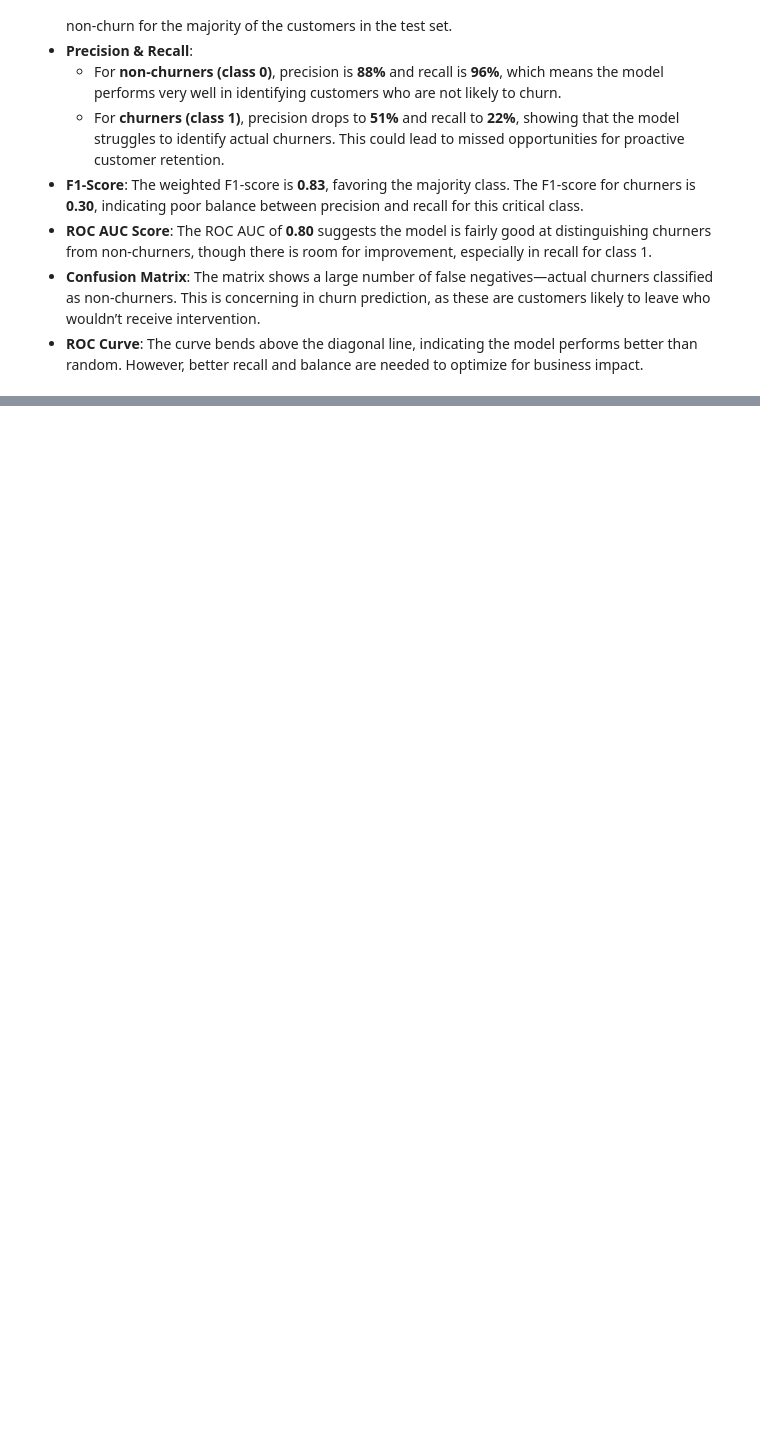
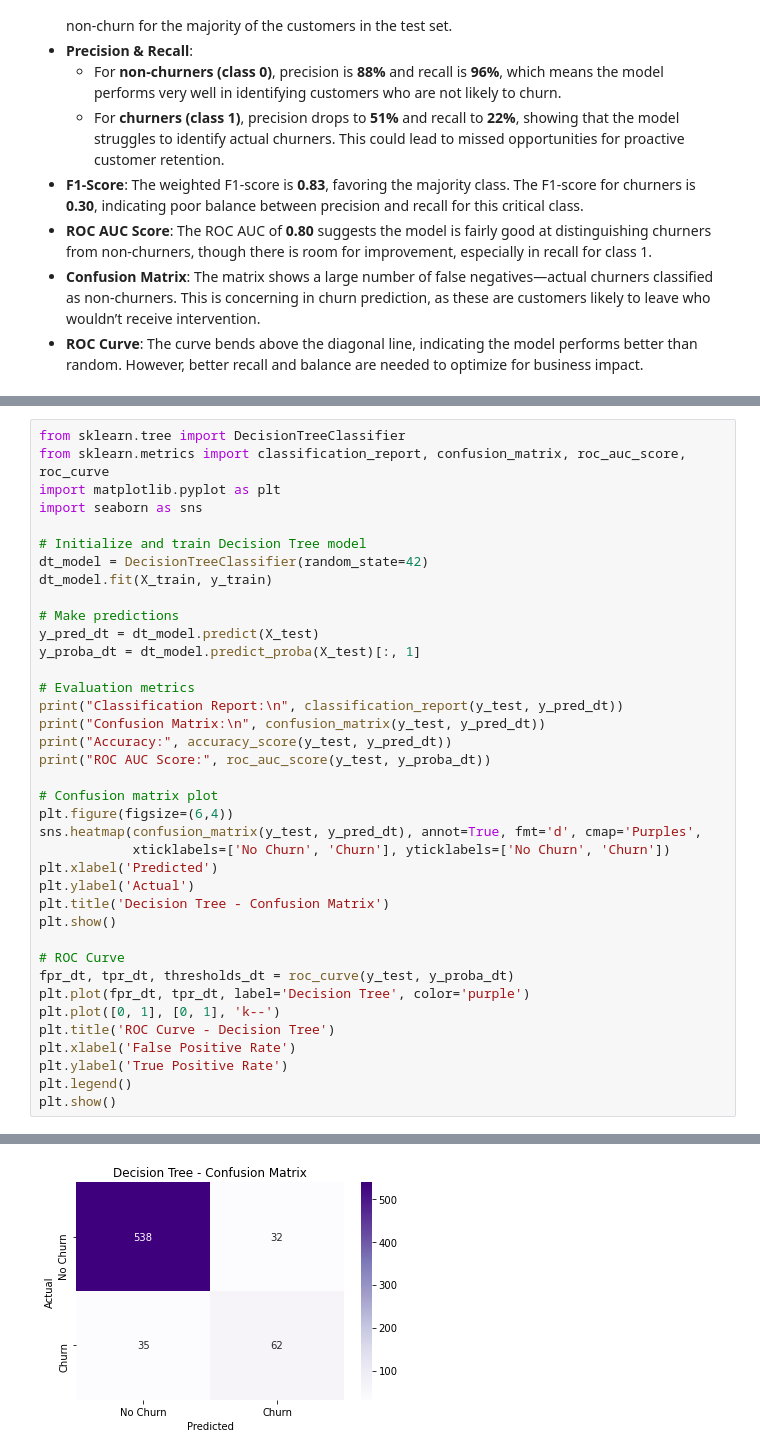
Before and after one commit to HellenDianaNjeri/SyriaTel-Customer-Churn, a Jupyter notebook: notebooks/SyriaTel Customer Churn.ipynb, the cells around one changed output, grey strips where cells are left out. Saved outputs shown, nothing was run; the diff lists cells and outputs as text; blank space fills up the shorter version.

Commit message:
Implement and evaluate Decision Tree Classifier with performance metrics and plots.

```diff
--- a/notebooks/SyriaTel Customer Churn.ipynb
+++ b/notebooks/SyriaTel Customer Churn.ipynb
@@ -794,0 +799,39 @@ ROC AUC Score: 0.7956954241273286
+# %%
+from sklearn.tree import DecisionTreeClassifier
+from sklearn.metrics import classification_report, confusion_matrix, roc_auc_score, roc_curve
+import matplotlib.pyplot as plt
+import seaborn as sns
+
+# Initialize and train Decision Tree model
+dt_model = DecisionTreeClassifier(random_state=42)
+dt_model.fit(X_train, y_train)
+
+# Make predictions
+y_pred_dt = dt_model.predict(X_test)
+y_proba_dt = dt_model.predict_proba(X_test)[:, 1]
+
+# Evaluation metrics
+print("Classification Report:\n", classification_report(y_test, y_pred_dt))
+print("Confusion Matrix:\n", confusion_matrix(y_test, y_pred_dt))
+print("Accuracy:", accuracy_score(y_test, y_pred_dt))
+print("ROC AUC Score:", roc_auc_score(y_test, y_proba_dt))
+
+# Confusion matrix plot
+plt.figure(figsize=(6,4))
+sns.heatmap(confusion_matrix(y_test, y_pred_dt), annot=True, fmt='d', cmap='Purples',
+            xticklabels=['No Churn', 'Churn'], yticklabels=['No Churn', 'Churn'])
+plt.xlabel('Predicted')
+plt.ylabel('Actual')
+plt.title('Decision Tree - Confusion Matrix')
+plt.show()
+
+# ROC Curve
+fpr_dt, tpr_dt, thresholds_dt = roc_curve(y_test, y_proba_dt)
+plt.plot(fpr_dt, tpr_dt, label='Decision Tree', color='purple')
+plt.plot([0, 1], [0, 1], 'k--')
+plt.title('ROC Curve - Decision Tree')
+plt.xlabel('False Positive Rate')
+plt.ylabel('True Positive Rate')
+plt.legend()
+plt.show()
+# %% [output]
@@ -794,0 +853 @@ ROC AUC Score: 0.7956954241273286
+[figure, added]
```
Also changed, not shown: parts of 2 cells of this notebook.
